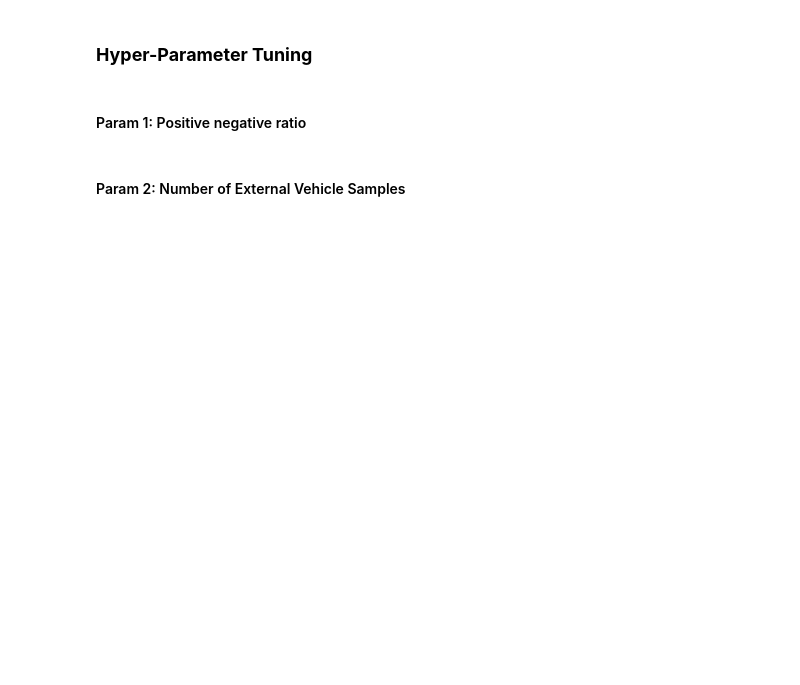
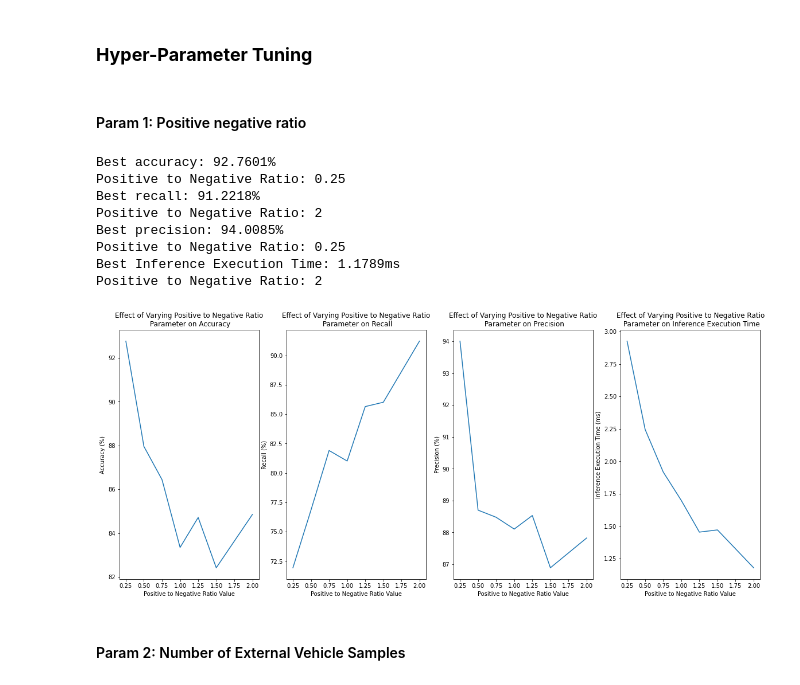
Before and after one commit to chrismartel/ECSE415-Project-G7, a Jupyter notebook: classification/classification.ipynb, the cells around one changed output. Drawn from its saved outputs; the diff is of its cells as text; code cells hidden in the pictures; blank space fills up the shorter version.

```diff
--- a/classification/classification.ipynb
+++ b/classification/classification.ipynb
@@ -213,7 +213,8 @@ def build_dataset(positive_negative_ratio=1, min_intersection_ratio=0.8, use_ext
 
     for i in range(number_of_external_vehicle_samples):
       img_id = inds[i]
-      img = cv.imread("cars_test/{img_id:05d}.jpg".format(img_id=img_id))
+      img = cv.imread("cars_test/{img_id:05d}.jpg".format(img_id=img_id+1))
+
 
       random_sequence_id = choice(list(range(number_of_sequences)))
       sequences[random_sequence_id].append((img,1))
@@ -579,7 +580,7 @@ def cross_validation(features, labels, C=10, bagging=False, n_estimators=10):
     start = time.time()
     y_pred = clf.predict(x_val)
     end = time.time()
-    inference_execution_times[k] = (end-start)
+    inference_execution_times[k] = (end-start)/x_val.shape[0]
 
     # Performance measurements
     tp[k] = np.sum(np.logical_and(y_pred == 1, y_val == 1))
@@ -863,6 +882,8 @@ Inference Execution Time: 0.5308928489685059s
 # %% [markdown]
 #### Param 1: Positive negative ratio
 # %%
+import gc
+
 # Dataset parameters
 min_intersection_ratio = 0.8
 use_external_vehicle_samples = True
@@ -897,6 +918,11 @@ for i, positive_negative_ratio in enumerate(param_range):
   precisions[i] = np.mean(prec)
   inference_exec_times[i] = np.mean(exec)
 
+  del sequences
+  del features
+  del labels
+  gc.collect()
+
 
 # Display
 param_name = "Positive to Negative Ratio"
@@ -904,36 +930,46 @@ param_name = "Positive to Negative Ratio"
 fig, axes = plt.subplots(1,4)
 fig.set_figheight(8)
 fig.set_figwidth(20)
 
 # Plot Accuracy
 axes[0].plot(param_range,accuracies)
 axes[0].set_title("Effect of Varying {param_name}\n Parameter on Accuracy".format(param_name=param_name))
 axes[0].set_xlabel("{param_name} Value".format(param_name=param_name))
 axes[0].set_ylabel("Accuracy (%)")
 print("Best accuracy: {acc:.4f}%\n{param_name}: {param}".format(acc=np.max(accuracies), param=param_range[np.argmax(accuracies)], param_name=param_name))
 
 # Plot Recall
 axes[1].plot(param_range,recalls)
 axes[1].set_title("Effect of Varying {param_name}\n Parameter on Recall".format(param_name=param_name))
 axes[1].set_xlabel("{param_name} Value".format(param_name=param_name))
 axes[1].set_ylabel("Recall (%)")
 print("Best recall: {rec:.4f}%\n{param_name}: {param}".format(rec=np.max(recalls), param=param_range[np.argmax(recalls)],param_name=param_name))
 
 # Plot Precision
 axes[2].plot(param_range,precisions)
 axes[2].set_title("Effect of Varying {param_name}\n Parameter on Precision".format(param_name=param_name))
 axes[2].set_xlabel("{param_name} Value".format(param_name=param_name))
 axes[2].set_ylabel("Precision (%)")
 print("Best precision: {prec:.4f}%\n{param_name}: {param}".format(prec=np.max(precisions), param=param_range[np.argmax(precisions)], param_name=param_name))
 
 # Plot Inference Execution Time
-axes[3].plot(param_range,inference_exec_times)
+axes[3].plot(param_range,1000*inference_exec_times)
 axes[3].set_title("Effect of Varying {param_name}\n Parameter on Inference Execution Time".format(param_name=param_name))
 axes[3].set_xlabel("{param_name} Value".format(param_name=param_name))
-axes[3].set_ylabel("Inference Execution Time (s)")
-print("Best Inference Execution Time: {exec:.4f}s\n{param_name}: {param}".format(exec=np.min(inference_exec_times), param=param_range[np.argmin(inference_exec_times)], param_name=param_name))
+axes[3].set_ylabel("Inference Execution Time (ms)")
+print("Best Inference Execution Time: {exec:.4f}ms\n{param_name}: {param}".format(exec=1000*np.min(inference_exec_times), param=param_range[np.argmin(inference_exec_times)], param_name=param_name))
 
 plt.show()
+# %% [output]
+Best accuracy: 92.7601%
+Positive to Negative Ratio: 0.25
+Best recall: 91.2218%
+Positive to Negative Ratio: 2
+Best precision: 94.0085%
+Positive to Negative Ratio: 0.25
+Best Inference Execution Time: 1.1789ms
+Positive to Negative Ratio: 2
+[figure, added]
 # %% [markdown]
 #### Param 2: Number of External Vehicle Samples
 # %%
```
Also changed, not shown: parts of 10 cells of this notebook.
